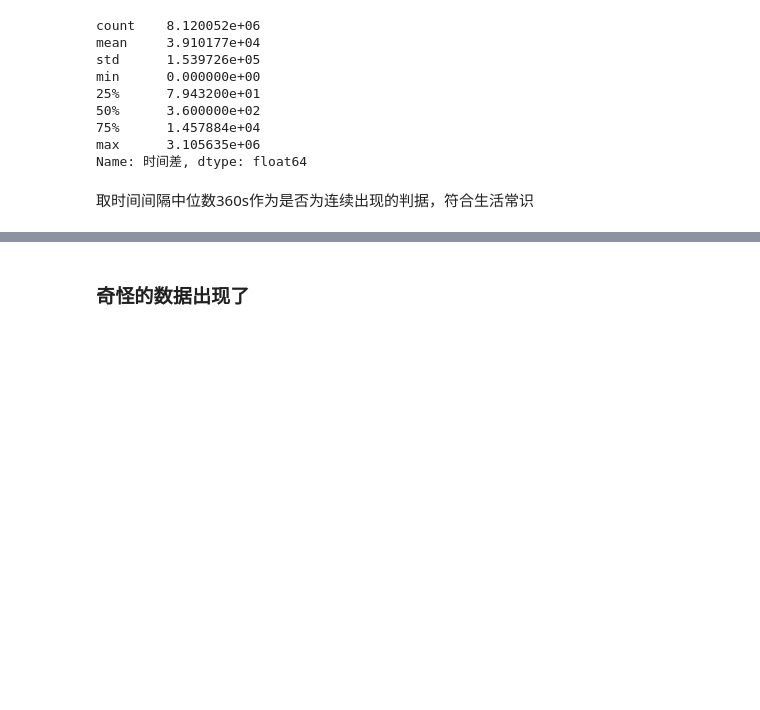
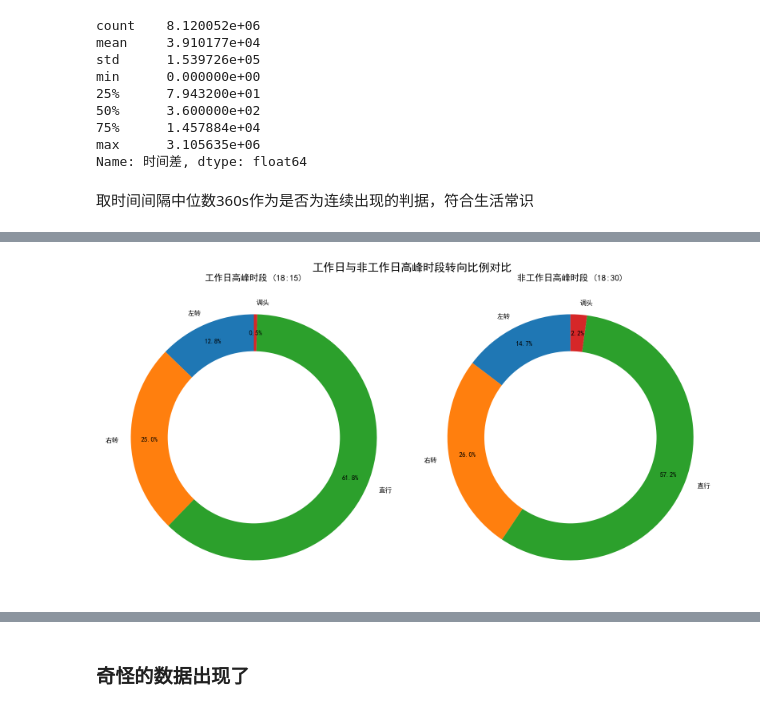
Before and after one commit to JadeAndStone/CUMCM, a Jupyter notebook: 2024E/Limoncello/Q1.ipynb, the cells around one changed output, grey strips where cells are left out. Drawn from its saved outputs; the diff is of its cells as text; code cells hidden in the pictures; blank space fills up the shorter version.

```diff
--- a/2024E/Limoncello/Q1.ipynb
+++ b/2024E/Limoncello/Q1.ipynb
@@ -169,0 +506,44 @@ time_diff_std = 360.0
+# %%
+# 找出工作日和非工作日的高峰时段
+work_peak_period = work_result.iloc[work_peak_index][directions]
+nonwork_peak_period = nonwork_result.iloc[nonwork_peak_index][directions]
+
+# 创建双环状图
+fig, (ax1, ax2) = plt.subplots(1, 2, figsize=(16, 8))
+
+# 工作日高峰时段转向比例
+wedges1, texts1, autotexts1 = ax1.pie(
+    work_peak_period,
+    labels=directions,
+    autopct='%1.1f%%',
+    startangle=90,
+    colors=colors,
+    pctdistance=0.85,
+    textprops={'fontsize': 12}
+)
+centre_circle1 = patches.Circle((0,0), 0.70, fc='white')
+ax1.add_artist(centre_circle1)
+ax1.set_title(f'工作日高峰时段 ({work_peak_time})', fontsize=16)
+
+# 非工作日高峰时段转向比例
+wedges2, texts2, autotexts2 = ax2.pie(
+    nonwork_peak_period,
+    labels=directions,
+    autopct='%1.1f%%',
+    startangle=90,
+    colors=colors,
+    pctdistance=0.85,
+    textprops={'fontsize': 12}
+)
+centre_circle2 = patches.Circle((0,0), 0.70, fc='white')
+ax2.add_artist(centre_circle2)
+ax2.set_title(f'非工作日高峰时段 ({nonwork_peak_time})', fontsize=16)
+
+# 设置颜色和字体大小
+plt.setp(autotexts1, size=12, weight="bold")
+plt.setp(autotexts2, size=12, weight="bold")
+plt.tight_layout()
+plt.suptitle('工作日与非工作日高峰时段转向比例对比', fontsize=20, y=1.05)
+plt.show()
+# %% [output]
+[figure, added]
```
Also changed, not shown: parts of 28 cells of this notebook.
